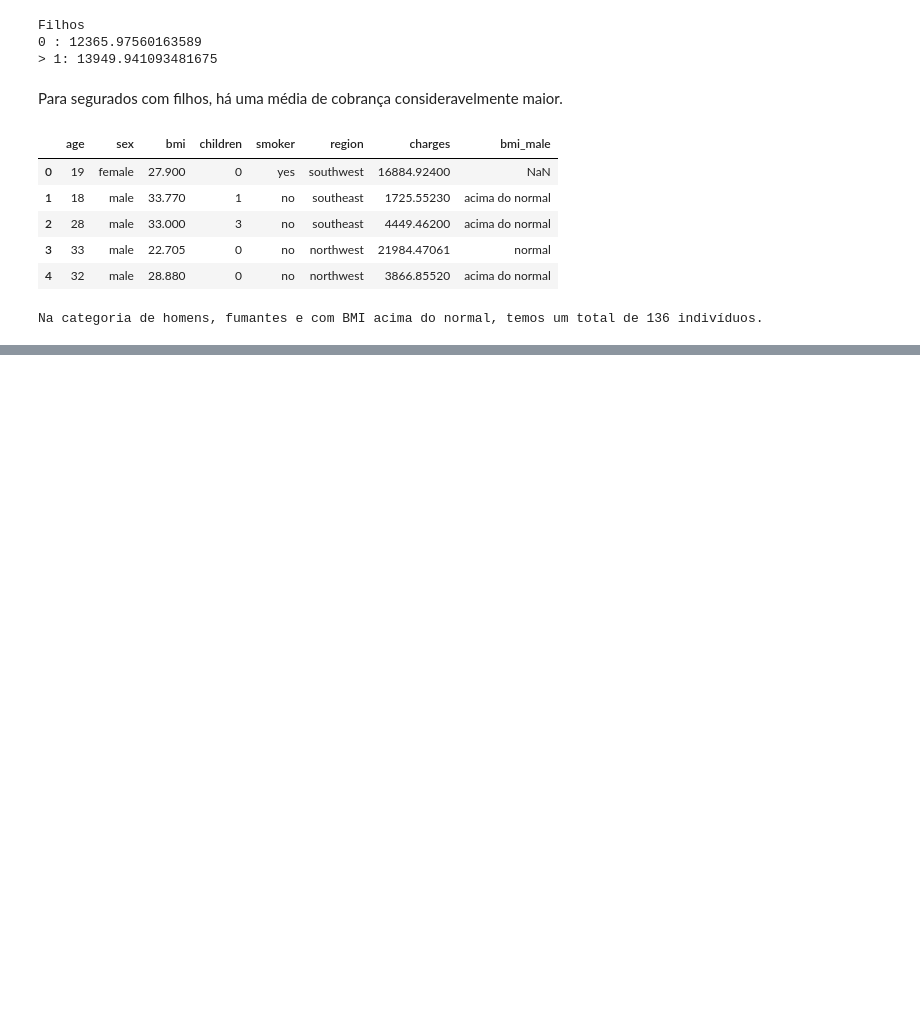
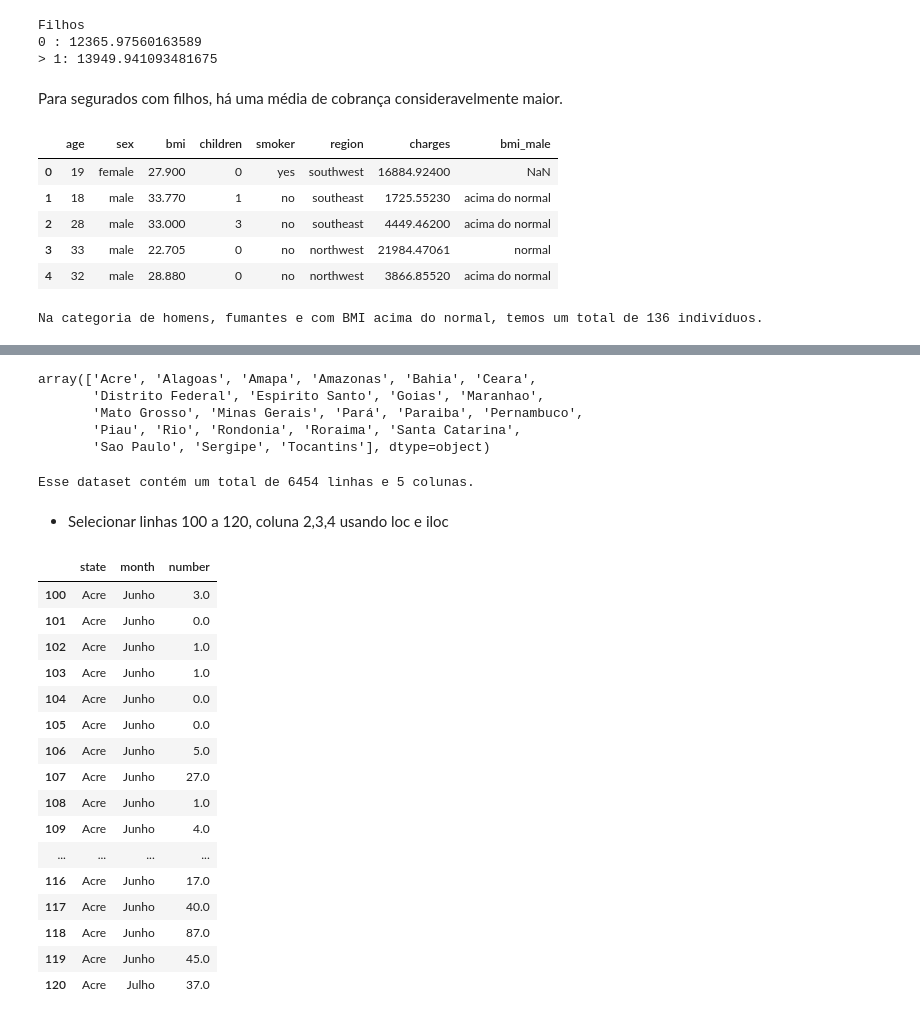
Before and after one commit to Santiago956/exercicios_pandas_univ_dos_dados, a Jupyter notebook: Exercícios_pandas1.ipynb, the cells around one changed output, grey strips where cells are left out. Saved outputs shown, nothing was run; the diff lists cells and outputs as text; code cells hidden in the pictures; blank space fills up the shorter version.

```diff
--- a/Exercícios_pandas1.ipynb
+++ b/Exercícios_pandas1.ipynb
@@ -154,0 +172,34 @@ Na categoria de homens, fumantes e com BMI acima do normal, temos um total de 13
+# %%
+df_2['state'].unique()
+# %% [output]
+array(['Acre', 'Alagoas', 'Amapa', 'Amazonas', 'Bahia', 'Ceara',
+       'Distrito Federal', 'Espirito Santo', 'Goias', 'Maranhao',
+       'Mato Grosso', 'Minas Gerais', 'Pará', 'Paraiba', 'Pernambuco',
+       'Piau', 'Rio', 'Rondonia', 'Roraima', 'Santa Catarina',
+       'Sao Paulo', 'Sergipe', 'Tocantins'], dtype=object)
+# %%
+print(f"Esse dataset contém um total de {df_2.shape[0]} linhas e {df_2.shape[1]} colunas.")
+# %% [output]
+Esse dataset contém um total de 6454 linhas e 5 colunas.
+# %% [markdown]
+- Selecionar linhas 100 a 120, coluna 2,3,4 usando loc e iloc
+# %%
+df_2.loc[100:120, ['state', 'month', 'number']]
+# %% [output]
+|  | state | month | number |
+| 100 | Acre | Junho | 3.0 |
+| 101 | Acre | Junho | 0.0 |
+| 102 | Acre | Junho | 1.0 |
+| 103 | Acre | Junho | 1.0 |
+| 104 | Acre | Junho | 0.0 |
+| 105 | Acre | Junho | 0.0 |
+| 106 | Acre | Junho | 5.0 |
+| 107 | Acre | Junho | 27.0 |
+| 108 | Acre | Junho | 1.0 |
+| 109 | Acre | Junho | 4.0 |
+| ... | ... | ... | ... |
+| 116 | Acre | Junho | 17.0 |
+| 117 | Acre | Junho | 40.0 |
+| 118 | Acre | Junho | 87.0 |
+| 119 | Acre | Junho | 45.0 |
+| 120 | Acre | Julho | 37.0 |
```
Also changed, not shown: parts of 18 cells of this notebook, 1 other file.
